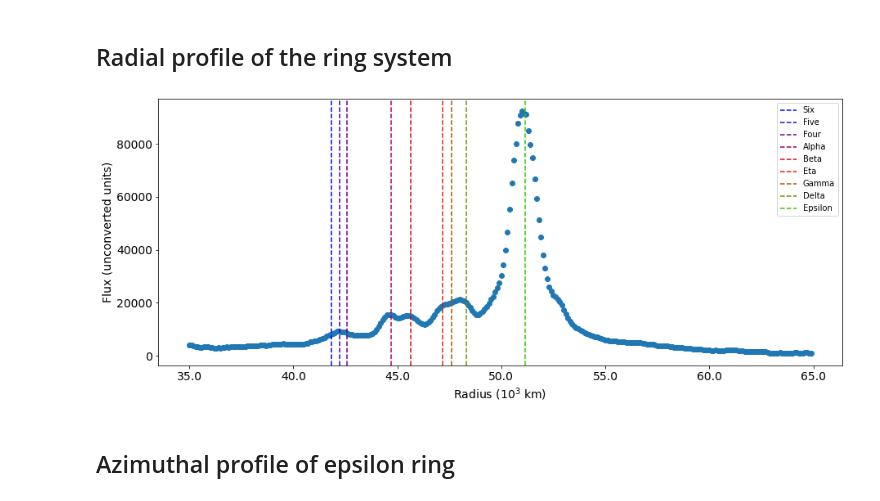
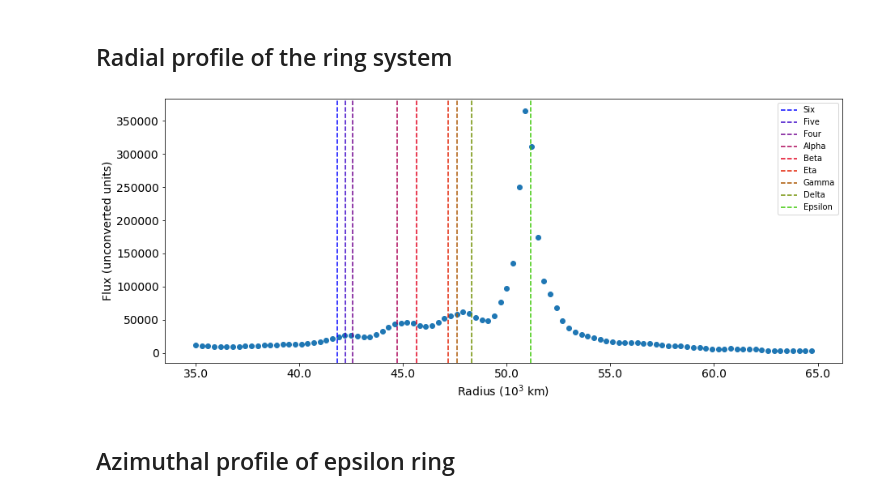
Before and after one commit to emolter/pylanetary, a Jupyter notebook: notebooks/ring-system-modeling-tutorial.ipynb, the cells around one changed output. Saved outputs shown, nothing was run; the diff lists cells and outputs as text; code cells hidden in the pictures.

Commit message:
made ring module work with Body, tests and example notebooks for rings

```diff
--- a/notebooks/ring-system-modeling-tutorial.ipynb
+++ b/notebooks/ring-system-modeling-tutorial.ipynb
@@ -208,11 +205,11 @@ imsize = header['NAXIS1']
 pixel scale is 135.79696138751703 km
 # %%
 # make the model observation
-uranus_rings = RingSystemModelObservation('uranus',
-                     epoch=Time(start_time, scale='utc'),
+ura_keck = Body('uranus', epoch=Time(start_time, scale='utc'), location='568')
+uranus_rings = RingSystemModelObservation(ura_keck,
                      location = keck_coords_astropy,
                      ringnames = ringnames)
-model_keck_obs = uranus_rings.as_2d_array((imsize, imsize), pixscale, beamsize = 4.0)
+model_keck_obs = uranus_rings.as_2d_array((imsize, imsize), pixscale, beam = 4.0)
 
 sz = pixscale*imsize
 fig, [ax0, ax1] = plt.subplots(1,2, figsize = (15,10))
@@ -235,13 +232,13 @@ plt.show()
 # They look to compare well. Now make the epsilon ring model into a photutils annulus
 eps = uranus_rings.rings['Epsilon']
 width = 4000*u.km
-focus = np.array([25300, -1900])
+focus = np.array([25000, -1500])
 focus = focus / pixscale + [imsize/2, imsize/2]
 ann, params = eps.as_elliptical_annulus(focus, pixscale, width = width, return_params = True)
 
 avec = params['a'][:2]/(pixscale)
 #bvec = params['b'][:2]/(pixscale)
-peri = -avec
+peri = avec
 
 vmax = np.max(data)
 sz = pixscale*imsize
@@ -275,39 +272,44 @@ It is worth noting that this measurement does not represent the "true" total flu
 ### Make the radial profile
 r_in = 35000 #km
 r_out = 65000 #km
-r_step = 100 #km
+r_step = 300 #km
 
-# extract radial profile by hijacking ring plane orientation from epsilon ring system params
+# extract radial profile using params_sys and zero eccentricity
 eps = uranus_rings.rings['Epsilon']
-zeroe_ring = Ring(eps.a, 0.0, eps.params_sys[1], eps.params_sys[0], eps.params_sys[2])
+zeroe_ring = Ring(eps.a, 0.0, eps.params_sys[0], eps.params_sys[1], eps.params_sys[2])
 radii = np.arange(r_in, r_out, r_step)
 sums = np.empty(radii.shape)
 for i,r in enumerate(radii):
     zeroe_ring.a = r * u.km
     ann = zeroe_ring.as_elliptical_annulus(focus, pixscale, width = r_step*u.km, return_params = False)
+    #if i == 10:
+    #    fig, ax = plt.subplots(1,1, figsize = (10,10))
+    #    ax.imshow(data, origin = 'lower', vmin = 0, vmax = vmax/16)
+    #    ann.plot(color='red', lw=2, label='epsilon')
+    #    plt.show()
     stats = ApertureStats(data, ann, sum_method = 'subpixel')
     sums[i] = stats.sum
 
 
 # plot it
 fs = 14
 fig, ax = plt.subplots(1,1,figsize=(15,6))
 cmap = cm.brg
 
 # get ring expected semimajor axes from static data, plot them
 for i, ringname in enumerate(ringnames):
     single_ring = uranus_rings.rings[ringname]
     ax.axvline(single_ring.a.value, color=cmap(i/len(ringnames)), linestyle = '--', label = ringname)
 ax.scatter(radii, sums)
 ax.set_xticklabels(ax.get_xticks()/1000)
 ax.tick_params(which='both', labelsize = fs)
 ax.set_xlabel(r'Radius (10$^3$ km)', fontsize = fs)
 ax.set_ylabel('Flux (unconverted units)', fontsize = fs)
 ax.legend()
 
 plt.show()
 # %% [output]
-[figure, old version]
+[figure, new version]
 # %% [markdown]
 ## Azimuthal profile of epsilon ring
 # %%
```
Also changed, not shown: parts of 16 cells of this notebook, 15 other files.
